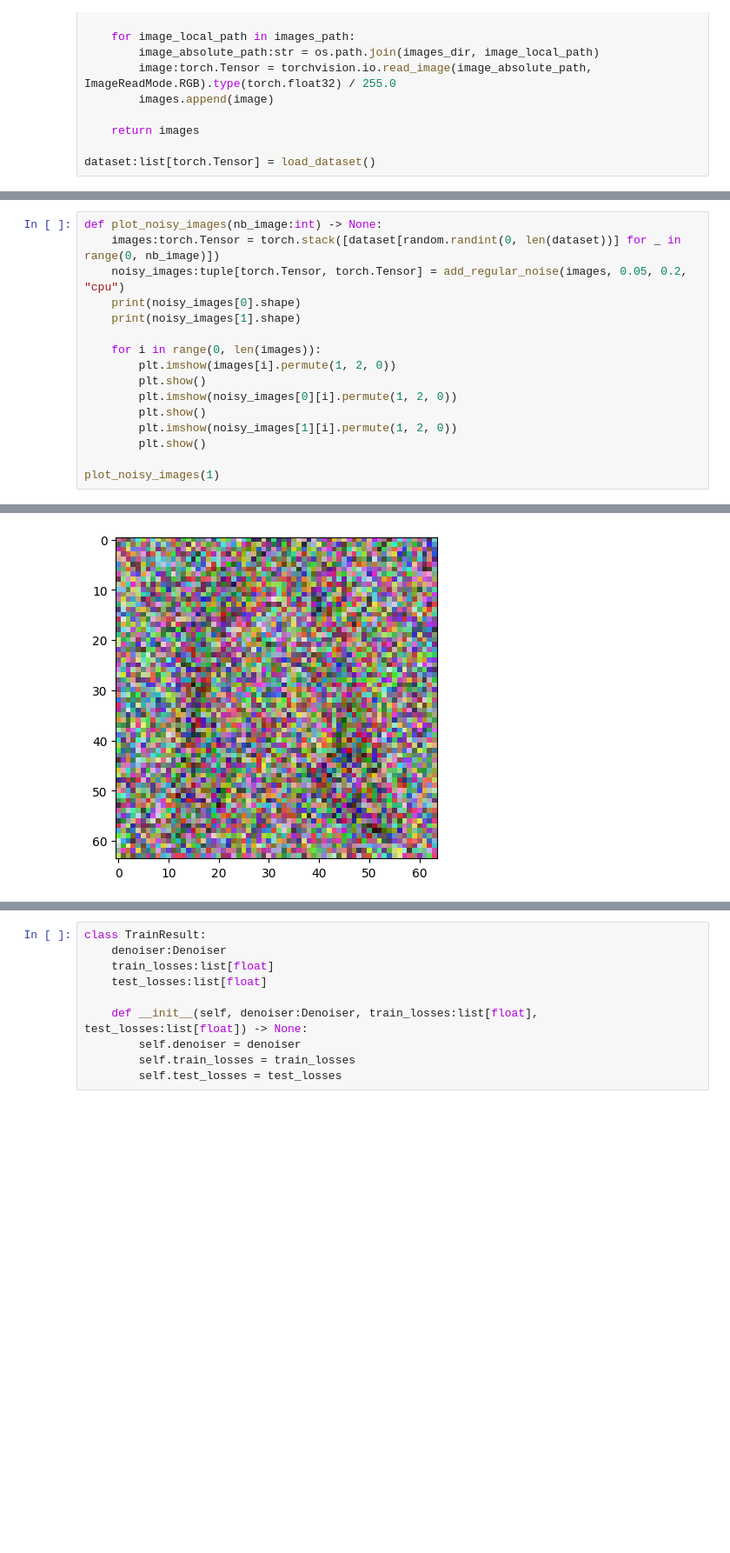
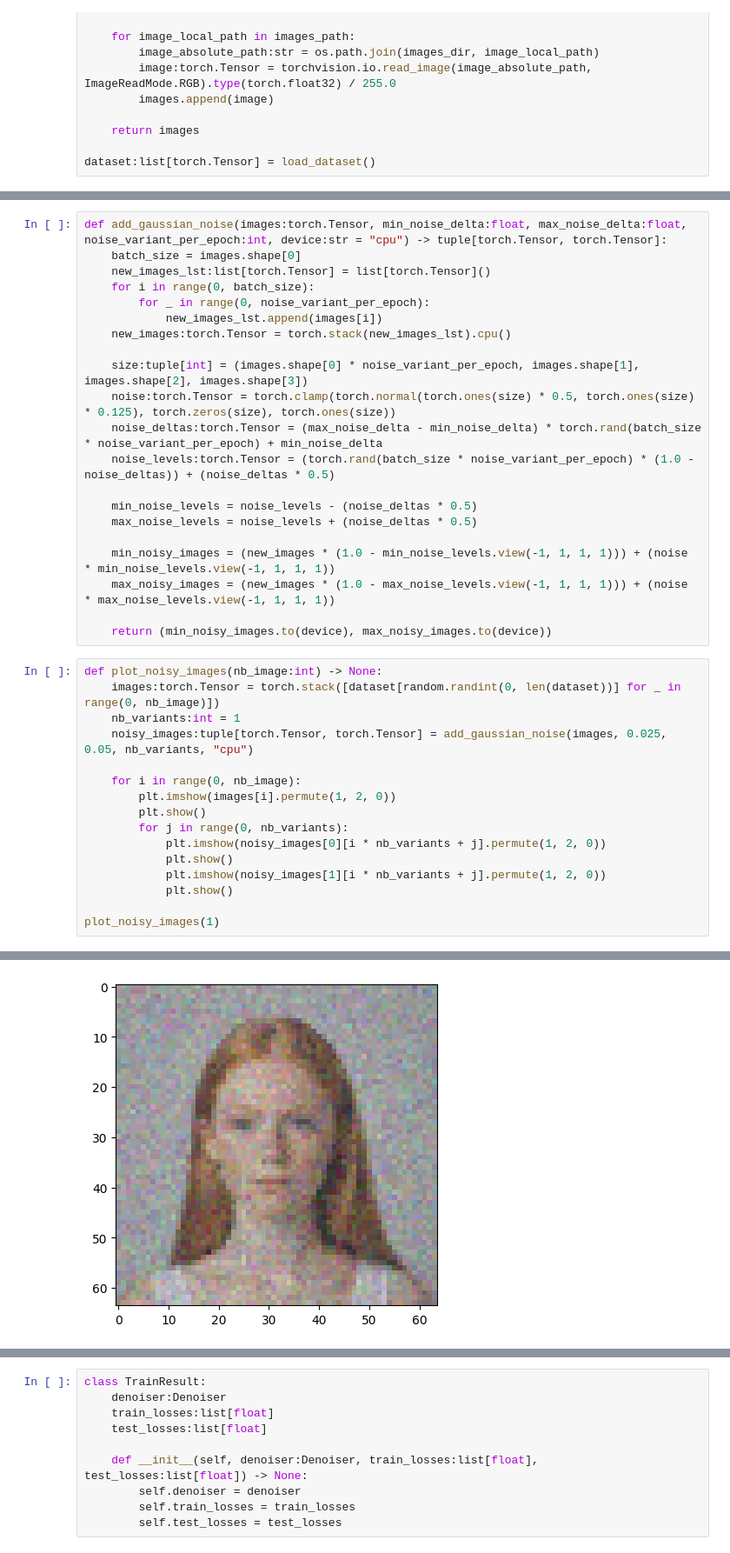
Before and after one commit to PaulPannetier/FaceGenerator, a Jupyter notebook: main.ipynb, the cells around one changed output, grey strips where cells are left out. Shown at 87% size. Cells and saved outputs as stored; diff of their text form; blank space fills up the shorter version.

```diff
--- a/main.ipynb
+++ b/main.ipynb
@@ -119,17 +187,38 @@ def add_regular_noise(images:torch.Tensor, min_noise_delta:float, max_noise_delt
+# %%
+def add_gaussian_noise(images:torch.Tensor, min_noise_delta:float, max_noise_delta:float, noise_variant_per_epoch:int, device:str = "cpu") -> tuple[torch.Tensor, torch.Tensor]:
+    batch_size = images.shape[0]
+    new_images_lst:list[torch.Tensor] = list[torch.Tensor]()
+    for i in range(0, batch_size):
+        for _ in range(0, noise_variant_per_epoch):
+            new_images_lst.append(images[i])
+    new_images:torch.Tensor = torch.stack(new_images_lst).cpu()
+
+    size:tuple[int] = (images.shape[0] * noise_variant_per_epoch, images.shape[1], images.shape[2], images.shape[3])
+    noise:torch.Tensor = torch.clamp(torch.normal(torch.ones(size) * 0.5, torch.ones(size) * 0.125), torch.zeros(size), torch.ones(size))
+    noise_deltas:torch.Tensor = (max_noise_delta - min_noise_delta) * torch.rand(batch_size * noise_variant_per_epoch) + min_noise_delta
+    noise_levels:torch.Tensor = (torch.rand(batch_size * noise_variant_per_epoch) * (1.0 - noise_deltas)) + (noise_deltas * 0.5)
+
+    min_noise_levels = noise_levels - (noise_deltas * 0.5)
+    max_noise_levels = noise_levels + (noise_deltas * 0.5)
+
+    min_noisy_images = (new_images * (1.0 - min_noise_levels.view(-1, 1, 1, 1))) + (noise * min_noise_levels.view(-1, 1, 1, 1))
+    max_noisy_images = (new_images * (1.0 - max_noise_levels.view(-1, 1, 1, 1))) + (noise * max_noise_levels.view(-1, 1, 1, 1))
+
+    return (min_noisy_images.to(device), max_noisy_images.to(device))
 # %%
 def plot_noisy_images(nb_image:int) -> None:
     images:torch.Tensor = torch.stack([dataset[random.randint(0, len(dataset))] for _ in range(0, nb_image)])
-    noisy_images:tuple[torch.Tensor, torch.Tensor] = add_regular_noise(images, 0.05, 0.2, "cpu")
-    print(noisy_images[0].shape)
-    print(noisy_images[1].shape)
+    nb_variants:int = 1
+    noisy_images:tuple[torch.Tensor, torch.Tensor] = add_gaussian_noise(images, 0.025, 0.05, nb_variants, "cpu")
 
-    for i in range(0, len(images)):
+    for i in range(0, nb_image):
         plt.imshow(images[i].permute(1, 2, 0))
         plt.show()
-        plt.imshow(noisy_images[0][i].permute(1, 2, 0))
-        plt.show()
-        plt.imshow(noisy_images[1][i].permute(1, 2, 0))
-        plt.show()
+        for j in range(0, nb_variants):
+            plt.imshow(noisy_images[0][i * nb_variants + j].permute(1, 2, 0))
+            plt.show()
+            plt.imshow(noisy_images[1][i * nb_variants + j].permute(1, 2, 0))
+            plt.show()
 
 plot_noisy_images(1)
 # %% [output]
@@ -140,4 +227,4 @@ torch.Size([1, 3, 64, 64])
-[figure, old version]
+[figure, new version]
 # %%
 #training params
 lr:float = 0.0001
```
Also changed, not shown: parts of 10 cells of this notebook.
